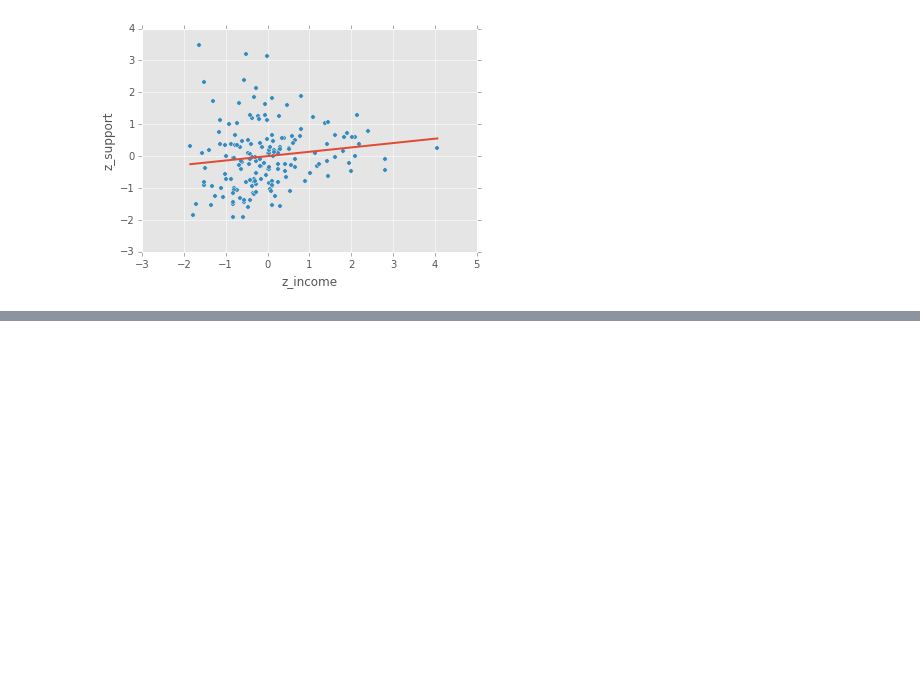
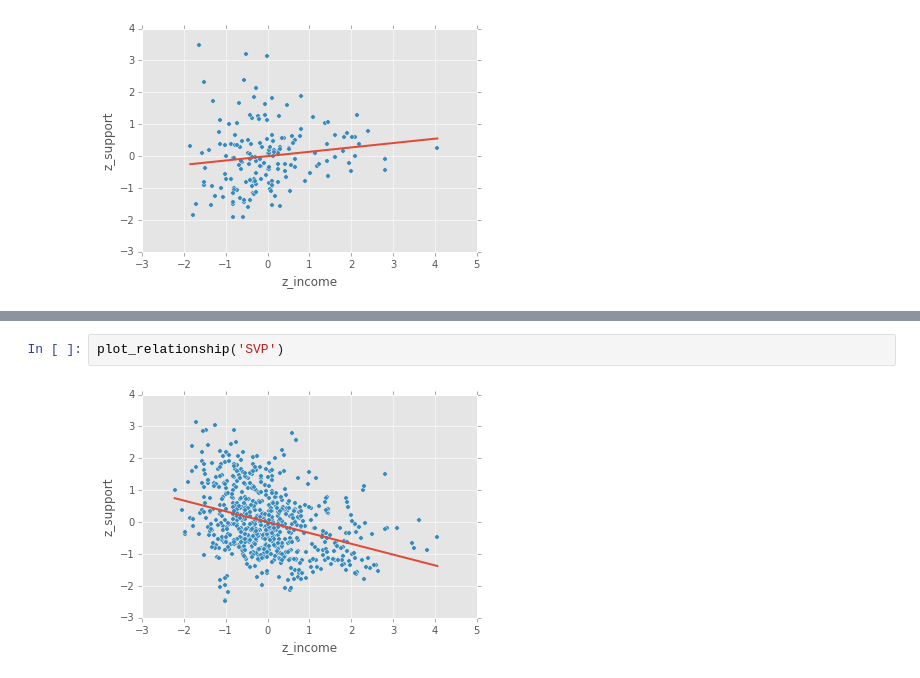
Before and after one commit to ciyer/election-ch, a Jupyter notebook: Income-Analysis.ipynb, the cells around one changed output, grey strips where cells are left out. Drawn from its saved outputs; the diff is of its cells as text; blank space fills up the shorter version.

```diff
--- a/Income-Analysis.ipynb
+++ b/Income-Analysis.ipynb
@@ -109,0 +130,4 @@ plot_relationship_for_year('CVP', 2011)
+# %%
+plot_relationship('SVP')
+# %% [output]
+[figure, added]
```
Also changed, not shown: parts of 4 cells of this notebook.
